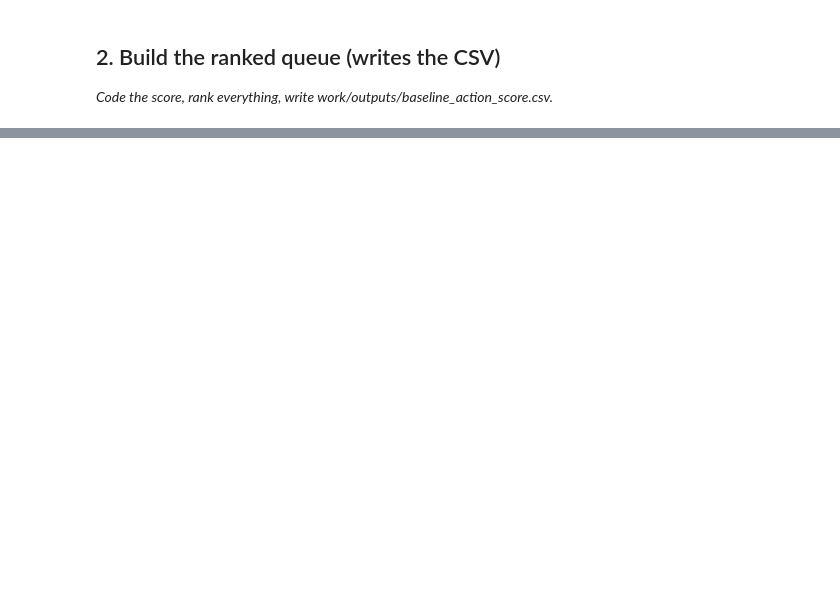
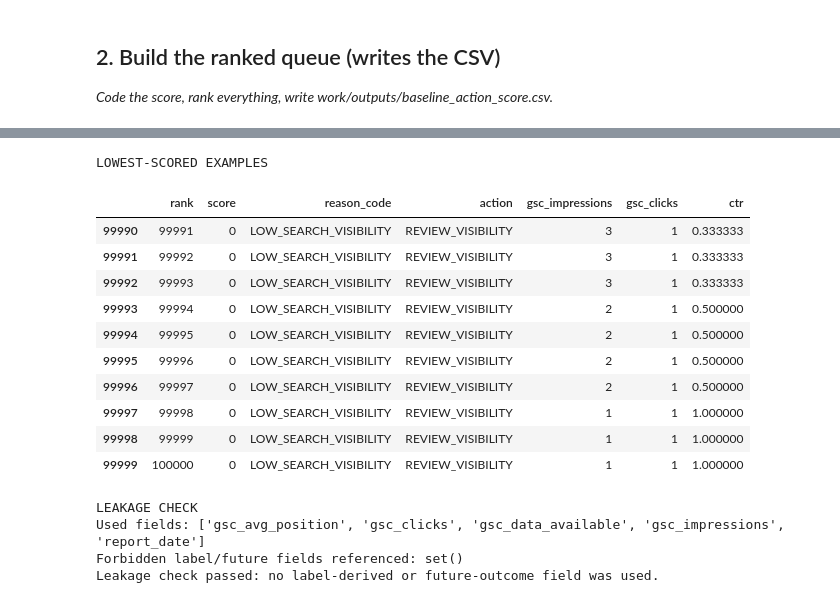
Before and after one commit to MohammadAqaNoori/flyrank-ml-internship, a Jupyter notebook: work/notebooks/w04_baseline_score.ipynb, the cells around one changed output, grey strips where cells are left out. Saved outputs shown, nothing was run; the diff lists cells and outputs as text; code cells hidden in the pictures; blank space fills up the shorter version.

```diff
--- a/work/notebooks/w04_baseline_score.ipynb
+++ b/work/notebooks/w04_baseline_score.ipynb
@@ -46,0 +322,61 @@ Before you submit, confirm each line honestly:
+# %%
+# ML-07 — Section 4
+# Weak picks + leakage check
+
+print("LOWEST-SCORED EXAMPLES")
+display(
+    queue.tail(10)[
+        [
+            "rank",
+            "score",
+            "reason_code",
+            "action",
+            "gsc_impressions",
+            "gsc_clicks",
+            "ctr"
+        ]
+    ]
+)
+
+print("\nLEAKAGE CHECK")
+
+# Fields actually used by the baseline
+used_fields = {
+    "gsc_impressions",
+    "gsc_clicks",
+    "gsc_avg_position",
+    "gsc_data_available",
+    "report_date"
+}
+
+forbidden_fields = {
+    "trend_direction",
+    "product_flag",
+    "future_outcome"
+}
+
+print("Used fields:", sorted(used_fields))
+print("Forbidden label/future fields referenced:", forbidden_fields.intersection(df.columns))
+
+assert "trend_direction" not in df.columns or "trend_direction" not in used_fields
+assert "product_flag" not in used_fields
+assert "future_outcome" not in used_fields
+
+print("Leakage check passed: no label-derived or future-outcome field was used.")
+# %% [output]
+LOWEST-SCORED EXAMPLES
+|  | rank | score | reason_code | action | gsc_impressions | gsc_clicks | ctr |
+| 99990 | 99991 | 0 | LOW_SEARCH_VISIBILITY | REVIEW_VISIBILITY | 3 | 1 | 0.333333 |
+| 99991 | 99992 | 0 | LOW_SEARCH_VISIBILITY | REVIEW_VISIBILITY | 3 | 1 | 0.333333 |
+| 99992 | 99993 | 0 | LOW_SEARCH_VISIBILITY | REVIEW_VISIBILITY | 3 | 1 | 0.333333 |
+| 99993 | 99994 | 0 | LOW_SEARCH_VISIBILITY | REVIEW_VISIBILITY | 2 | 1 | 0.500000 |
+| 99994 | 99995 | 0 | LOW_SEARCH_VISIBILITY | REVIEW_VISIBILITY | 2 | 1 | 0.500000 |
+| 99995 | 99996 | 0 | LOW_SEARCH_VISIBILITY | REVIEW_VISIBILITY | 2 | 1 | 0.500000 |
+| 99996 | 99997 | 0 | LOW_SEARCH_VISIBILITY | REVIEW_VISIBILITY | 2 | 1 | 0.500000 |
+| 99997 | 99998 | 0 | LOW_SEARCH_VISIBILITY | REVIEW_VISIBILITY | 1 | 1 | 1.000000 |
+| 99998 | 99999 | 0 | LOW_SEARCH_VISIBILITY | REVIEW_VISIBILITY | 1 | 1 | 1.000000 |
+| 99999 | 100000 | 0 | LOW_SEARCH_VISIBILITY | REVIEW_VISIBILITY | 1 | 1 | 1.000000 |
+LEAKAGE CHECK
+Used fields: ['gsc_avg_position', 'gsc_clicks', 'gsc_data_available', 'gsc_impressions', 'report_date']
+Forbidden label/future fields referenced: set()
+Leakage check passed: no label-derived or future-outcome field was used.
```
Also changed, not shown: parts of 19 cells of this notebook.
